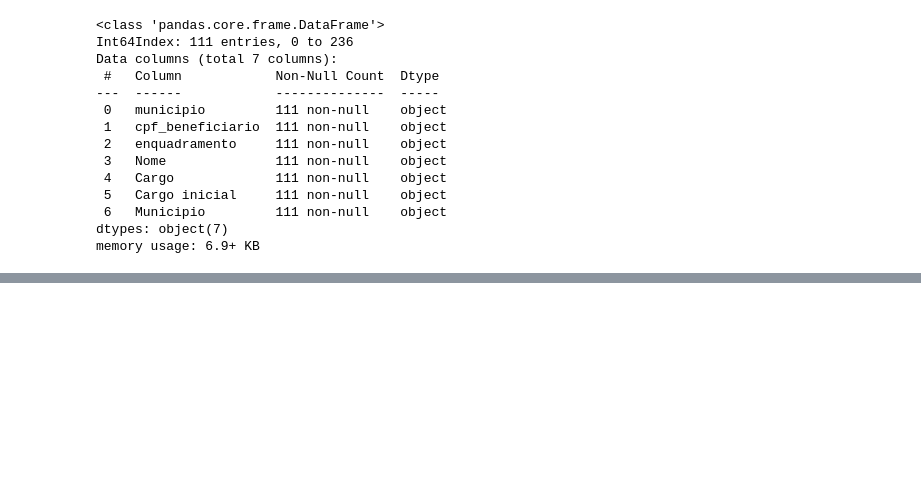
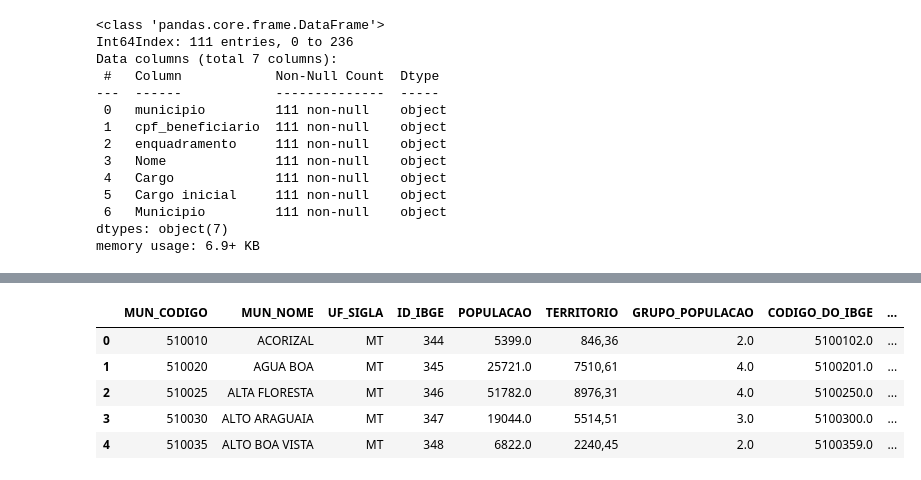
Before and after one commit to ledigofig/Auxilio-Emergencial, a Jupyter notebook: analise_municipios.ipynb, the cells around one changed output, grey strips where cells are left out. Cells and saved outputs as stored; diff of their text form; code cells hidden in the pictures; blank space fills up the shorter version.

Commit message:
atualização analise Municipios

```diff
--- a/analise_municipios.ipynb
+++ b/analise_municipios.ipynb
@@ -232,3 +236,2 @@ ser_rec_aux_mun.head(60)
 # %%
-df_municipios = pd.read_csv('src/arquivos.csv')
-df_ug_tce = pd.read_csv('src/dados_tce_mt/APLIC/UG.csv', sep=';')
+df_municiopios_mt = pd.read_csv('src/dados_tce_mt/APLIC/MUNICIPIO_MT.csv', sep=';')
@@ -242,3 +238,12 @@ df_municipios_unico
+# %%
+df_municiopios_mt.head()
+# %% [output]
+|  | MUN_CODIGO | MUN_NOME | UF_SIGLA | ID_IBGE | POPULACAO | TERRITORIO | GRUPO_POPULACAO | CODIGO_DO_IBGE | ... |
+| 0 | 510010 | ACORIZAL | MT | 344 | 5399.0 | 846,36 | 2.0 | 5100102.0 | ... |
+| 1 | 510020 | AGUA BOA | MT | 345 | 25721.0 | 7510,61 | 4.0 | 5100201.0 | ... |
+| 2 | 510025 | ALTA FLORESTA | MT | 346 | 51782.0 | 8976,31 | 4.0 | 5100250.0 | ... |
+| 3 | 510030 | ALTO ARAGUAIA | MT | 347 | 19044.0 | 5514,51 | 3.0 | 5100300.0 | ... |
+| 4 | 510035 | ALTO BOA VISTA | MT | 348 | 6822.0 | 2240,45 | 2.0 | 5100359.0 | ... |
 # %%
 df_dados_ipea = pd.read_excel('src/dados_ipea/MT_Mun97_region.xls', sheet_name='PIB  municipal (2010)')
 df_dados_ipea
```
Also changed, not shown: parts of 14 cells of this notebook, 2 other files.
